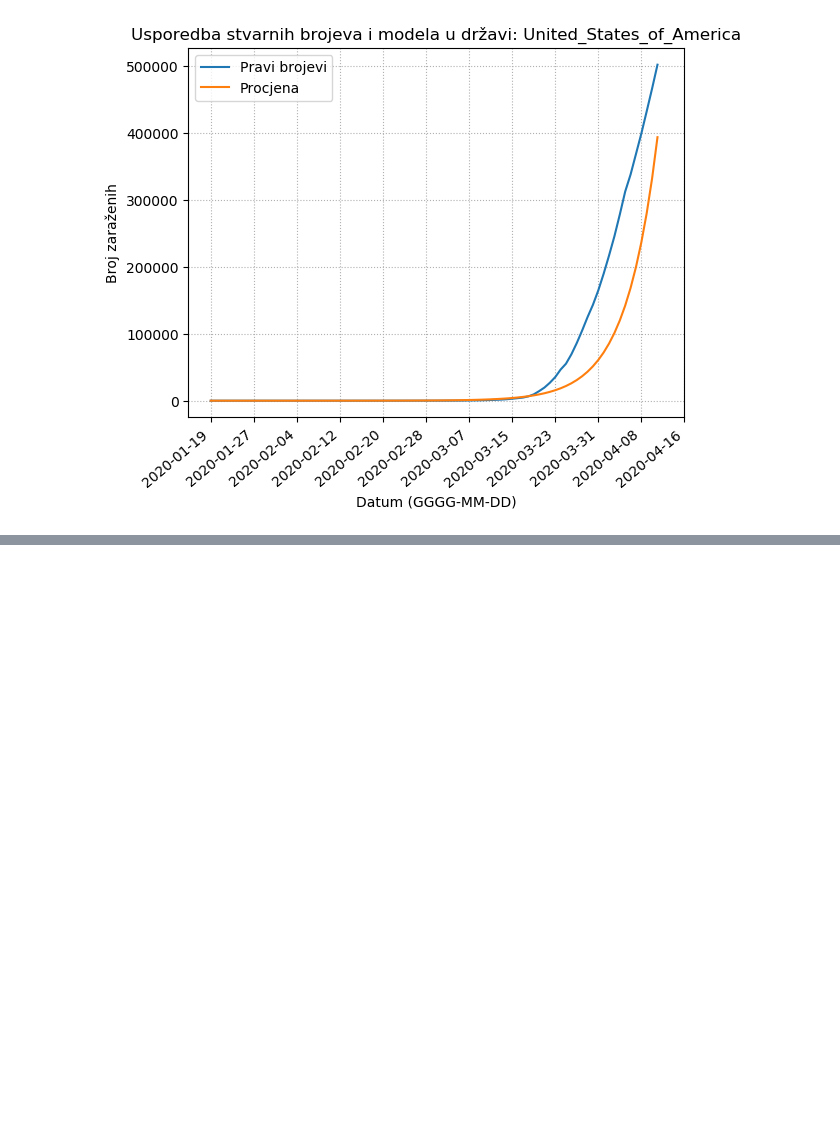
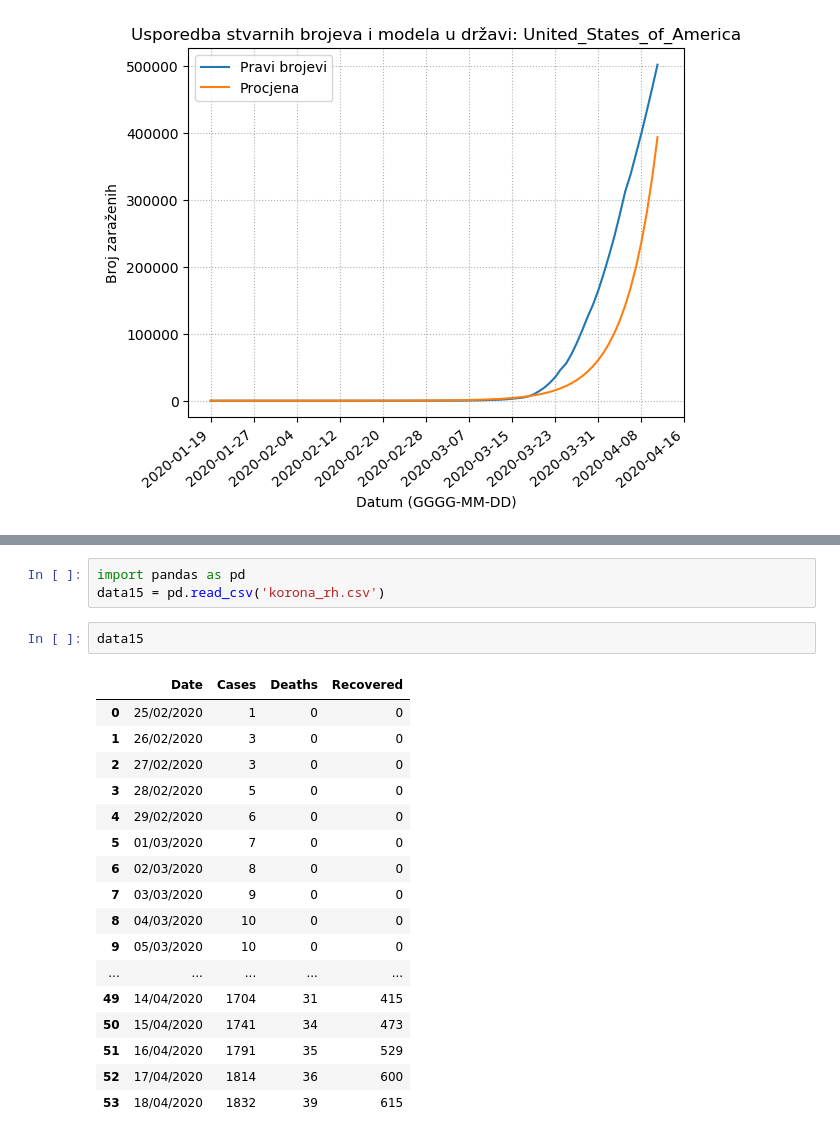
Before and after one commit to dominikmik195/mat_soft, a Jupyter notebook: corona.ipynb, the cells around one changed output, grey strips where cells are left out. Saved outputs shown, nothing was run; the diff lists cells and outputs as text; blank space fills up the shorter version.

```diff
--- a/corona.ipynb
+++ b/corona.ipynb
@@ -1144,0 +1224,23 @@ Warnings:
+# %%
+import pandas as pd
+data15 = pd.read_csv('korona_rh.csv')
+# %%
+data15
+# %% [output]
+|  | Date | Cases | Deaths | Recovered |
+| 0 | 25/02/2020 | 1 | 0 | 0 |
+| 1 | 26/02/2020 | 3 | 0 | 0 |
+| 2 | 27/02/2020 | 3 | 0 | 0 |
+| 3 | 28/02/2020 | 5 | 0 | 0 |
+| 4 | 29/02/2020 | 6 | 0 | 0 |
+| 5 | 01/03/2020 | 7 | 0 | 0 |
+| 6 | 02/03/2020 | 8 | 0 | 0 |
+| 7 | 03/03/2020 | 9 | 0 | 0 |
+| 8 | 04/03/2020 | 10 | 0 | 0 |
+| 9 | 05/03/2020 | 10 | 0 | 0 |
+| ... | ... | ... | ... | ... |
+| 49 | 14/04/2020 | 1704 | 31 | 415 |
+| 50 | 15/04/2020 | 1741 | 34 | 473 |
+| 51 | 16/04/2020 | 1791 | 35 | 529 |
+| 52 | 17/04/2020 | 1814 | 36 | 600 |
+| 53 | 18/04/2020 | 1832 | 39 | 615 |
```
Also changed, not shown: parts of 6 cells of this notebook, 2 other files.
